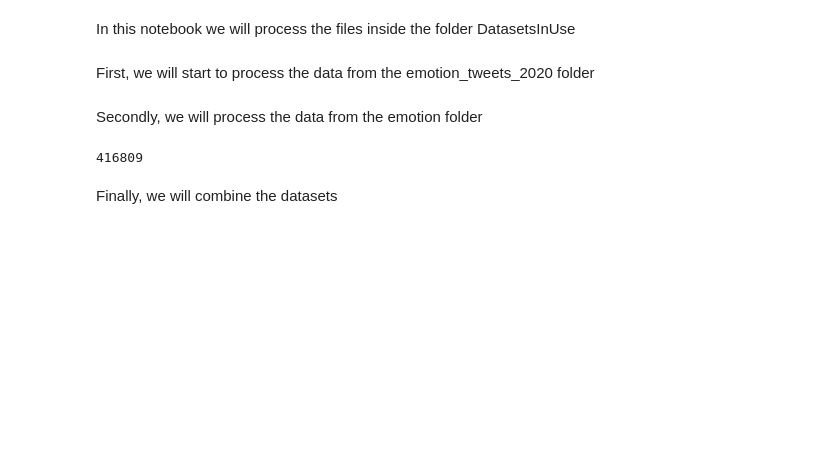
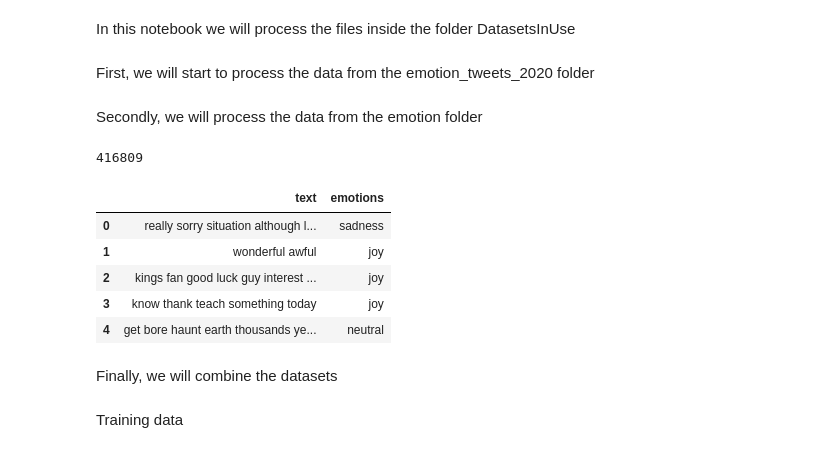
Before and after one commit to dHoundenko/Emotion-recognition-using-NLP, a Jupyter notebook: DataProcessing.ipynb, the cells around one changed output. Cells and saved outputs as stored; diff of their text form; code cells hidden in the pictures; blank space fills up the shorter version.

Commit message:
Final Clean Datasets
The clean datasets are clean_training_data.pkl and clean_testing_data.pkl

```diff
--- a/DataProcessing.ipynb
+++ b/DataProcessing.ipynb
@@ -178,5 +280,82 @@ print(df2.shape[0])
+# %%
+import pandas as pd
+import json
+
+# function to divide each emotion string into a list of numbers
+# after that, the numbers are mapped to the corresponding emotion in emotions.txt
+# then these emotions are grouped
+def emotion_mapping(emotions, emotion_map, ekman_map):
+    numbers_list = emotions.split(',')
+    #print(numbers_list)
+    emotions_list = [emotion_map[int(num)] for num in numbers_list]
+    #print(emotions_list)
+    # group the emotions
+    ekman_list = [value for emotion in emotions_list for keys, value in ekman_map.items() if emotion in keys]
+    duplicates = [(item, ekman_list.count(item)) for item in set(ekman_list) if ekman_list.count(item) > 1]
+    sorted_duplicates = sorted(duplicates, key=lambda x: x[1], reverse=True)
+    #print(ekman_list)
+    #print(sorted_duplicates)
+    if sorted_duplicates == []:
+        if ekman_list == []:
+            return 'neutral'
+        else:
+            return ekman_list[0]
+    else:
+        return sorted_duplicates[0][0]
+
+def read_goemotions(df_file):
+    column_names = ['text', 'emotions', 'ID']
+
+    df3 = pd.read_csv(df_file, delimiter='\t', names=column_names)
+
+    df3 = df3.drop(columns=['ID'])
+
+    # Reset the index
+    df3 = df3.reset_index(drop=True)
+
+    with open('DatasetsInUse/go_emotion/emotions.txt', 'r') as file:
+        # Read the contents of the file
+        file_contents = file.read()
+
+    lines = file_contents.split('\n')
+
+    map = {index: line for index, line in enumerate(lines)}
+
+    file_path = 'DatasetsInUse/go_emotion/ekman_mapping.json'
+
+    try:
+        # Open the JSON file for reading
+        with open(file_path, 'r') as json_file:
+            # Load and parse the JSON data
+            ekman_map = json.load(json_file)
+
+    except FileNotFoundError:
+        print(f'JSON file not found: {file_path}')
+    except Exception as e:
+        print(f'An error occurred: {str(e)}')
+
+    # Create a reverse lookup dictionary
+    ekman_map = {tuple(value): key for key, value in ekman_map.items()}
+
+    df3['emotions'] = df3['emotions'].apply(emotion_mapping, args = (map, ekman_map))
+    df3['text'] = df3['text'].apply(final_processing)
+
+    return df3
+
+df_file = 'DatasetsInUse/go_emotion/test.tsv'
+df3 = read_goemotions(df_file)
+df3.head()
+# %% [output]
+|  | text | emotions |
+| 0 | really sorry situation although l... | sadness |
+| 1 | wonderful awful | joy |
+| 2 | kings fan good luck guy interest ... | joy |
+| 3 | know thank teach something today | joy |
+| 4 | get bore haunt earth thousands ye... | neutral |
 # %% [markdown]
 Finally, we will combine the datasets
+# %% [markdown]
+Training data
 # %%
 def combine_df(df1, df2):
     return pd.concat([df1, df2], ignore_index=True)
```
Also changed, not shown: parts of 10 cells of this notebook, 3 other files.
